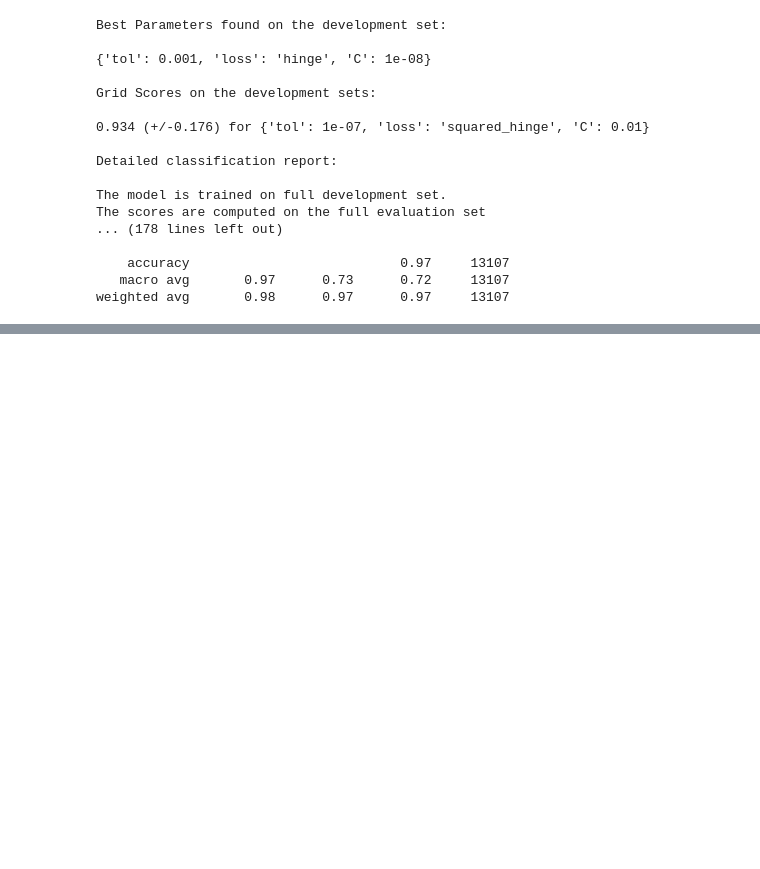
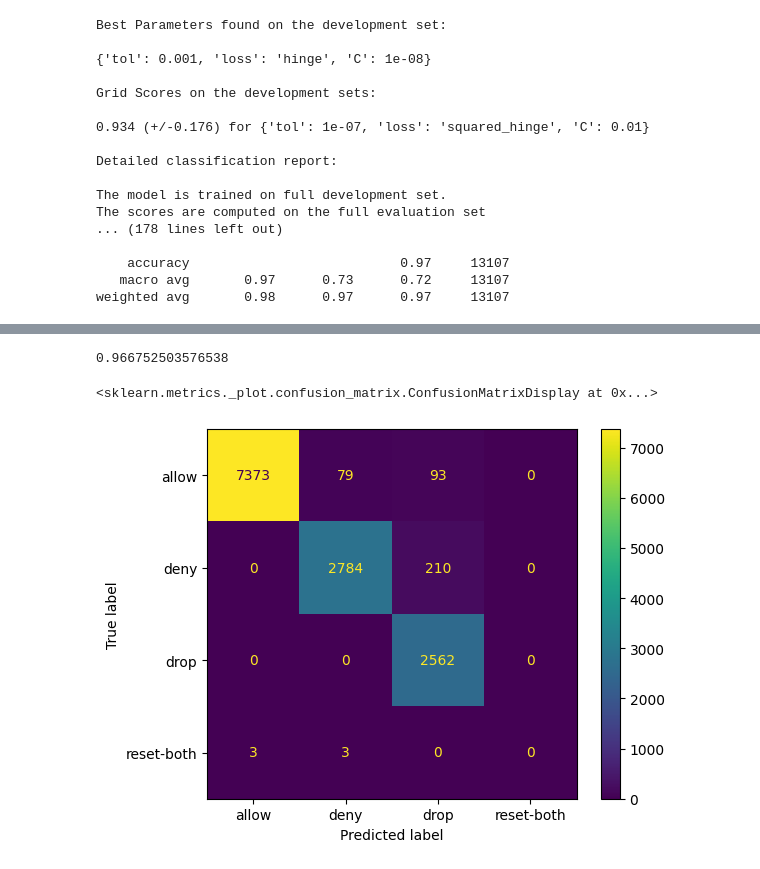
Before and after one commit to dk28yip/MSDS7333, a Jupyter notebook: Case Study 5_v2.ipynb, the cells around one changed output, grey strips where cells are left out. Saved outputs shown, nothing was run; the diff lists cells and outputs as text; code cells hidden in the pictures; blank space fills up the shorter version.

```diff
--- a/Case Study 5_v2.ipynb
+++ b/Case Study 5_v2.ipynb
@@ -323,0 +390,19 @@ weighted avg       0.98      0.97      0.97     13107
+# %%
+#Best parameters classifier, #Fill in the best parameters here
+best_SGD = SGDClassifier(tol = 1e-06, loss = 'log', alpha = 1e-06)
+print(cross_val_score(best_SGD,X_train,y_train, scoring = 'accuracy', n_jobs = -1, cv = 5).mean())
+# %% [output]
+0.966752503576538
+# %%
+#ANALYSIS for LinearSVC
+#Compute a Classification Matrix Here Visually
+from sklearn.model_selection import cross_val_predict
+from sklearn.metrics import ConfusionMatrixDisplay
+
+#Best parameter for LinearSVC, #Fill in the best parameters here
+best_model = LinearSVC(tol = 0.001, loss = 'squared_hinge', C =  1e-08)
+p = cross_val_predict(best_model,X_test,y_test, cv = 5)
+ConfusionMatrixDisplay.from_predictions(y_test,p)
+# %% [output]
+<sklearn.metrics._plot.confusion_matrix.ConfusionMatrixDisplay at 0x...>
+[figure, added]
```
Also changed, not shown: parts of 5 cells of this notebook.
